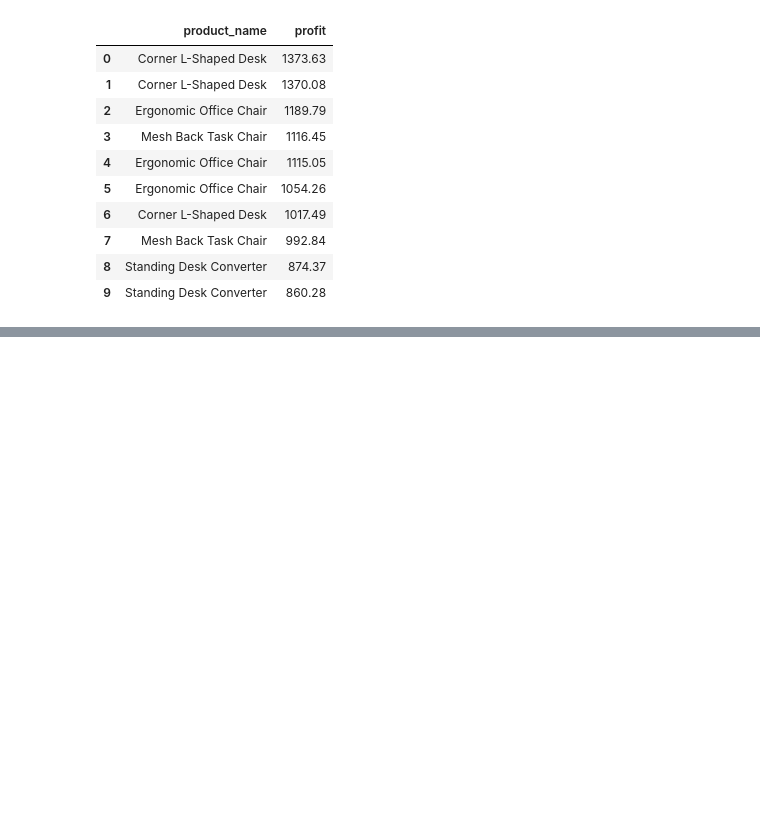
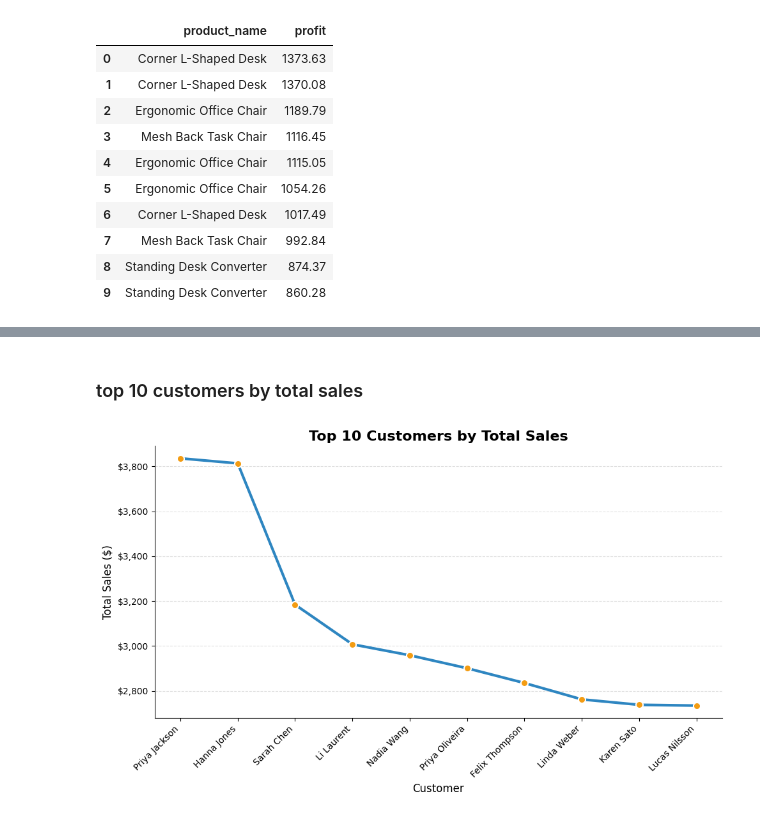
Before and after one commit to KiruthigaSidharthan/Global_Ecommerce_Sales_Analysis, a Jupyter notebook: Notebooks/Ecommerce_Sales_Transaction_Analysis.ipynb, the cells around one changed output, grey strips where cells are left out. Saved outputs shown, nothing was run; the diff lists cells and outputs as text; code cells hidden in the pictures; blank space fills up the shorter version.

```diff
--- a/Notebooks/Ecommerce_Sales_Transaction_Analysis.ipynb
+++ b/Notebooks/Ecommerce_Sales_Transaction_Analysis.ipynb
@@ -688,0 +693,13 @@ top_profit
+# %%
+query6 = """
+SELECT
+    customer_name,
+    ROUND(SUM(total_amount), 2) AS total_sales
+FROM global_sales
+GROUP BY customer_name
+ORDER BY total_sales DESC
+LIMIT 10;
+"""
+
+top_customers = pd.read_sql(query6, conn)
+top_customers
@@ -688,0 +851,33 @@ top_profit
+# %% [markdown]
+### top 10 customers by total sales
+# %%
+
+plt.figure(figsize=(10,6))
+plt.plot(
+    top_customers["customer_name"],
+    top_customers["total_sales"],
+    color="#2E86C1",          # Blue line
+    marker="o",
+    markersize=8,
+    markerfacecolor="#F39C12",
+    markeredgecolor="white",
+    markeredgewidth=1.5,
+    linewidth=3)
+# Format y-axis as currency
+plt.gca().yaxis.set_major_formatter(
+FuncFormatter(lambda x, _: f'${x:,.0f}'))
+plt.title("Top 10 Customers by Total Sales", fontsize=16, weight="bold")
+plt.xlabel("Customer", fontsize=12)
+plt.ylabel("Total Sales ($)", fontsize=12)
+plt.xticks(rotation=45, ha="right")
+# Light grid
+plt.grid(axis="y", linestyle="--", alpha=0.4)
+# Remove top and right borders
+ax = plt.gca()
+ax.spines["top"].set_visible(False)
+ax.spines["right"].set_visible(False)
+plt.tight_layout()
+plt.savefig('..//Plots/Top_10_customers_by_total_sales.png')
+plt.show()
+# %% [output]
+[figure, added]
```
Also changed, not shown: parts of 17 cells of this notebook, 6 other files.
